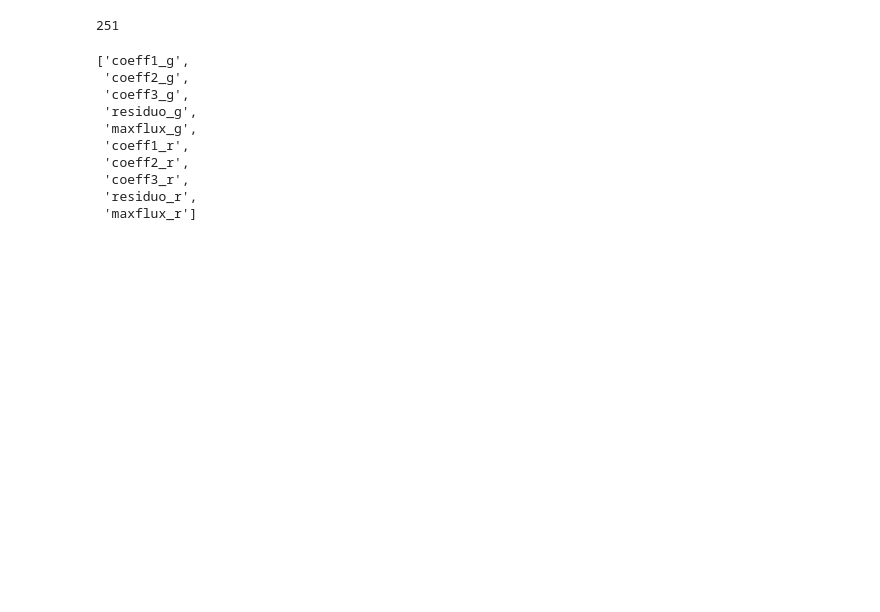
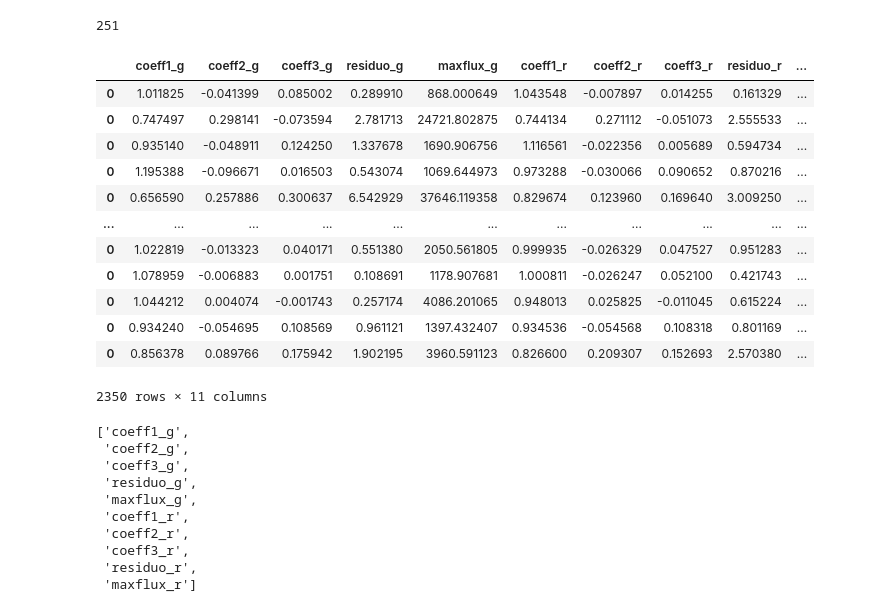
Before and after one commit to b-biswas/kndetect, a Jupyter notebook: notebooks/treat_alerts.ipynb, the cells around one changed output. Cells and saved outputs as stored; diff of their text form; code cells hidden in the pictures; blank space fills up the shorter version.

```diff
--- a/notebooks/treat_alerts.ipynb
+++ b/notebooks/treat_alerts.ipynb
@@ -68,3 +87,19 @@ for indx, row in data.iterrows():
+# %%
+features_df
+# %% [output]
+|  | coeff1_g | coeff2_g | coeff3_g | residuo_g | maxflux_g | coeff1_r | coeff2_r | coeff3_r | residuo_r | ... |
+| 0 | 1.011825 | -0.041399 | 0.085002 | 0.289910 | 868.000649 | 1.043548 | -0.007897 | 0.014255 | 0.161329 | ... |
+| 0 | 0.747497 | 0.298141 | -0.073594 | 2.781713 | 24721.802875 | 0.744134 | 0.271112 | -0.051073 | 2.555533 | ... |
+| 0 | 0.935140 | -0.048911 | 0.124250 | 1.337678 | 1690.906756 | 1.116561 | -0.022356 | 0.005689 | 0.594734 | ... |
+| 0 | 1.195388 | -0.096671 | 0.016503 | 0.543074 | 1069.644973 | 0.973288 | -0.030066 | 0.090652 | 0.870216 | ... |
+| 0 | 0.656590 | 0.257886 | 0.300637 | 6.542929 | 37646.119358 | 0.829674 | 0.123960 | 0.169640 | 3.009250 | ... |
+| ... | ... | ... | ... | ... | ... | ... | ... | ... | ... | ... |
+| 0 | 1.022819 | -0.013323 | 0.040171 | 0.551380 | 2050.561805 | 0.999935 | -0.026329 | 0.047527 | 0.951283 | ... |
+| 0 | 1.078959 | -0.006883 | 0.001751 | 0.108691 | 1178.907681 | 1.000811 | -0.026247 | 0.052100 | 0.421743 | ... |
+| 0 | 1.044212 | 0.004074 | -0.001743 | 0.257174 | 4086.201065 | 0.948013 | 0.025825 | -0.011045 | 0.615224 | ... |
+| 0 | 0.934240 | -0.054695 | 0.108569 | 0.961121 | 1397.432407 | 0.934536 | -0.054568 | 0.108318 | 0.801169 | ... |
+| 0 | 0.856378 | 0.089766 | 0.175942 | 1.902195 | 3960.591123 | 0.826600 | 0.209307 | 0.152693 | 2.570380 | ... |
+2350 rows × 11 columns
 # %%
 get_feature_names()
 # %% [output]
```
Also changed, not shown: parts of 13 cells of this notebook, 31 other files.
